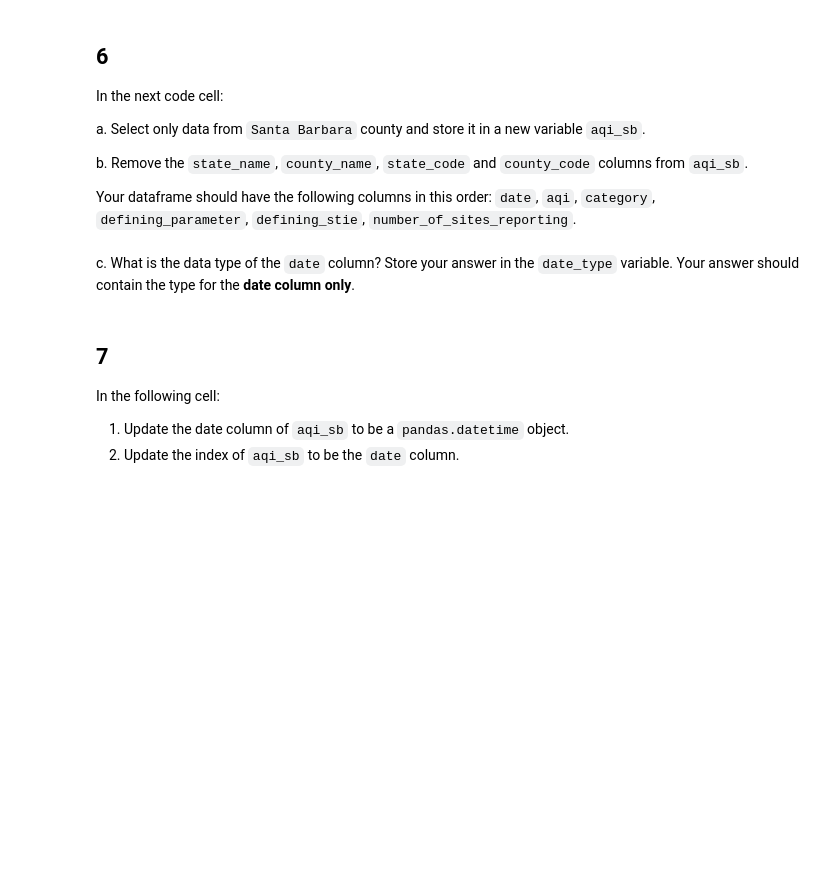
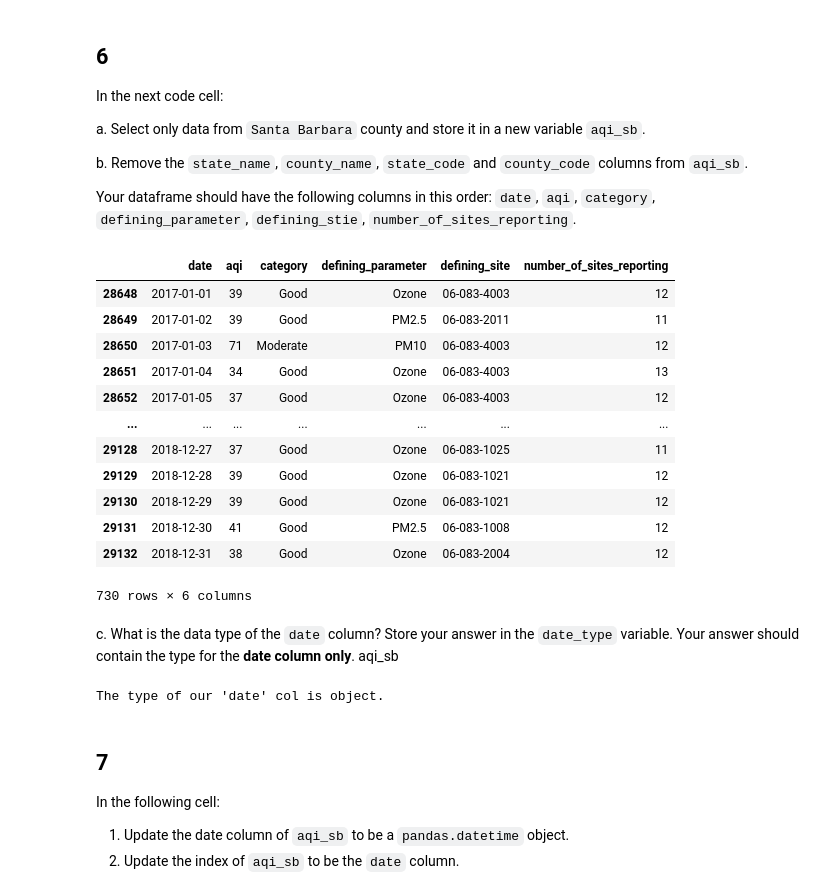
Before and after one commit to takeenshamloo/eds220-hwk2, a Jupyter notebook: hwk2-task3-aqi.ipynb, the cells around one changed output. Saved outputs shown, nothing was run; the diff lists cells and outputs as text; code cells hidden in the pictures; blank space fills up the shorter version.

Commit message:
Subsetted data for 'Santa Barbara' observations

```diff
--- a/hwk2-task3-aqi.ipynb
+++ b/hwk2-task3-aqi.ipynb
@@ -286,5 +282,29 @@ aqi_sb
+# %%
+# a.
+# Select only `Santa Barbara` county observations and store subset
+aqi_sb = aqi[aqi['county_name'] == 'Santa Barbara']
+
+# b. Remove columns `state_name`, `county_name`, `state_code`, and `country_code` from new subset
+aqi_sb = aqi_sb.drop(['state_name', 'county_name', 'state_code', 'county_code'], axis = 1)
+
+# View new Santa Barbara subset
+aqi_sb
+# %% [output]
+|  | date | aqi | category | defining_parameter | defining_site | number_of_sites_reporting |
+| 28648 | 2017-01-01 | 39 | Good | Ozone | 06-083-4003 | 12 |
+| 28649 | 2017-01-02 | 39 | Good | PM2.5 | 06-083-2011 | 11 |
+| 28650 | 2017-01-03 | 71 | Moderate | PM10 | 06-083-4003 | 12 |
+| 28651 | 2017-01-04 | 34 | Good | Ozone | 06-083-4003 | 13 |
+| 28652 | 2017-01-05 | 37 | Good | Ozone | 06-083-4003 | 12 |
+| ... | ... | ... | ... | ... | ... | ... |
+| 29128 | 2018-12-27 | 37 | Good | Ozone | 06-083-1025 | 11 |
+| 29129 | 2018-12-28 | 39 | Good | Ozone | 06-083-1021 | 12 |
+| 29130 | 2018-12-29 | 39 | Good | Ozone | 06-083-1021 | 12 |
+| 29131 | 2018-12-30 | 41 | Good | PM2.5 | 06-083-1008 | 12 |
+| 29132 | 2018-12-31 | 38 | Good | Ozone | 06-083-2004 | 12 |
+730 rows × 6 columns
 # %% [markdown]
 <!-- END QUESTION -->
 
 
-c. What is the data type of the `date` column? Store your answer in the `date_type` variable. Your answer should contain the type for the **date column only**.
+c. What is the data type of the `date` column? Store your answer in the `date_type` variable. Your answer should contain the type for the **date column only**. aqi_sb
@@ -293,3 +311,11 @@ date_type = ...
+# %%
+# Find the data type for the 'date' column
+date_type = aqi_sb['date'].dtype
+
+# Print findings
+print(f"The type of our 'date' col is {date_type}.")
+# %% [output]
+The type of our 'date' col is object.
 # %% [markdown]
 <!-- BEGIN QUESTION -->
 
```
Also changed, not shown: parts of 2 cells of this notebook.
